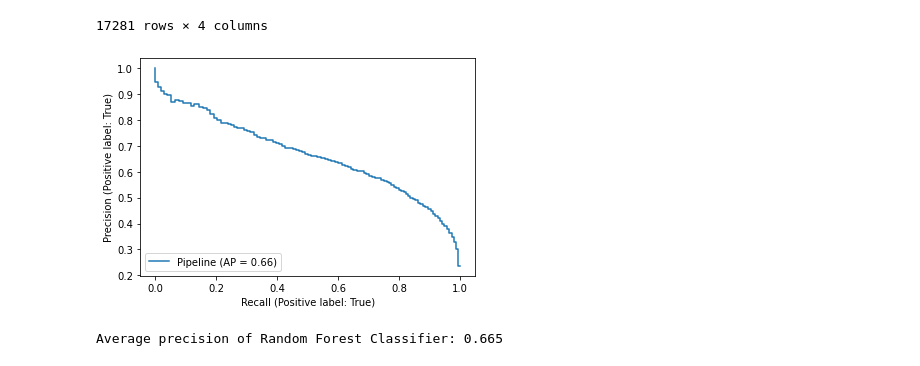
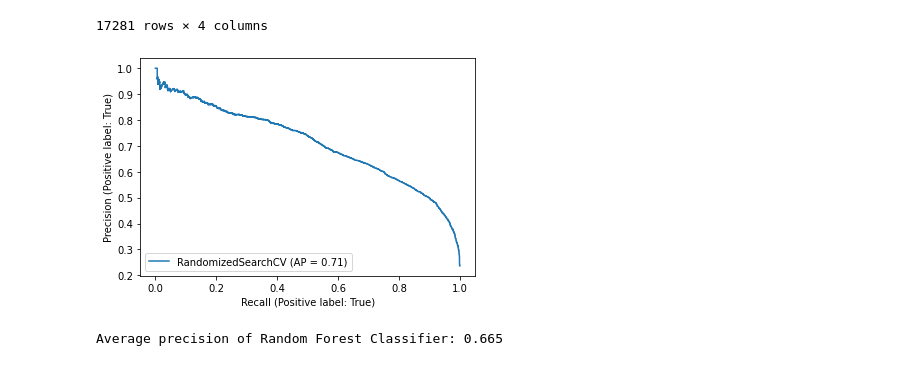
Before and after one commit to sukhleen999/census-income-prediction, a Jupyter notebook: src/model_building.ipynb, the cells around one changed output. Drawn from its saved outputs; the diff is of its cells as text; code cells hidden in the pictures.

```diff
--- a/src/model_building.ipynb
+++ b/src/model_building.ipynb
@@ -199,9 +191,9 @@ PR_curve_df
 # %%
 # PR curve
 
-PrecisionRecallDisplay.from_estimator(pipe_forest, X_test, y_test);
+PR = PrecisionRecallDisplay.from_estimator(rand_search_rf, X_test, y_test);
 # %% [output]
-[figure, old version]
+[figure, new version]
 # %%
 # Average precision score for test set
 
```
Also changed, not shown: parts of 3 cells of this notebook.
